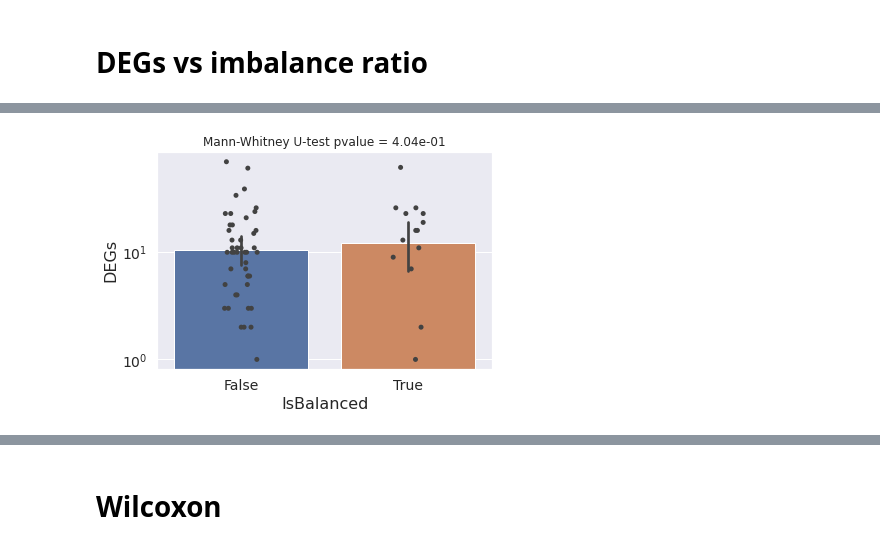
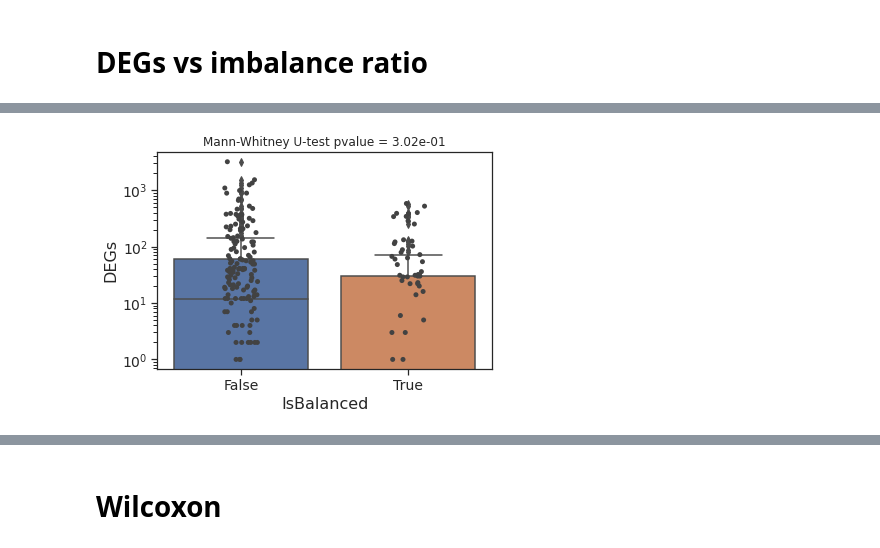
Before and after one commit to pdegen/RNASeqReplicability, a Jupyter notebook: notebooks/permuted_data.ipynb, the cells around one changed output, grey strips where cells are left out. Cells and saved outputs as stored; diff of their text form; code cells hidden in the pictures.

Commit message:
Figures 5, S17

```diff
--- a/notebooks/permuted_data.ipynb
+++ b/notebooks/permuted_data.ipynb
@@ -49,8 +42,7 @@ sites = {"thyroid": "THCA",
          "colorectal": "COAD",
          "breast": "BRCA",
          "liver": "LIHC",
-         "prostate": "PRAD",
-         "synthetic": "KIRC_syn_hom"}
+         "prostate": "PRAD"}
 
 def subsample_df(df_full, N):
         replicates = len(df_full.columns)//2
@@ -101,7 +93,7 @@ def get_imbalance_ratio(df):
     replicates = len(df.columns)//2
     return sum([1 if colname.startswith("N") else 0 for colname in df.columns[:replicates]]) / replicates
 
-def run_dea_here(df, dea):
+def run_dea_here(df, dea, lfc=0, GSE91061=False):
 
     DEA_kwargs = {
         "edgerqlf": {"filter_expr": False, "cols_to_keep": ["logFC","logCPM","FDR"]},
@@ -111,7 +103,7 @@ def run_dea_here(df, dea):
 
     outfile = "/storage/homefs/pd21v747/datanew/test/dea_test.csv"
 
-    run_dea(df, outfile, dea, overwrite=True, design="GSE91061" if GSE91061 else "unpaired", lfc=0, **DEA_kwargs[dea])
+    run_dea(df, outfile, dea, overwrite=True, design="GSE91061" if GSE91061 else "unpaired", lfc=lfc, **DEA_kwargs[dea])
     return pd.read_csv(outfile, index_col=0)
 # %%
 site = "prostate"
@@ -269,6 +228,3 @@ fig.savefig(figpath)
 [figure]
 # %% [markdown]
 # DEGs vs imbalance ratio
-# %%
-new_row = {'N':N, 'Site':site, 'Trial':trial, 'Val': (imbalance_ratio, len(sig))}
-combined
@@ -358,6 +327,7 @@ if is_dirty:
 # %%
+fdr = 0.05
 if "combined" not in globals():
-    combined = pd.read_csv("../data/misc/imba.csv")
+    combined = pd.read_csv(f"../data/misc/imba.{fdr}.csv")
     print("Loaded table")
 
 
@@ -365,7 +335,7 @@ fig, ax = plt.subplots(1,1,figsize=(10,5))
 
 N = 32
 
-combined_N = combined[combined["N"]==N]
+combined_N = combined[combined["N"].isin([N,str(N)])]
 
 sns.scatterplot(data=combined_N, x="Balance Ratio", y="DEGs", hue="Site", ax=ax)
 
@@ -373,6 +343,6 @@ ax.set(xlabel="Ratio of control samples in permuted control group", ylabel="DEGs
 ax.legend(bbox_to_anchor=(1, 1), fancybox=True, shadow=False, ncol=1,fontsize=14,framealpha=1)
 ax.set_yscale("log")
 
-figpath = f"../figures/degs_vs_imbalance_ratio.pdf"
+figpath = f"../figures/degs_vs_imbalance_ratio.{fdr}.pdf"
 fig.tight_layout()
 fig.savefig(figpath)
@@ -384,21 +349,23 @@ Note: NumExpr detected 128 cores but "NUMEXPR_MAX_THREADS" not set, so enforcing
-# %%
-combined["IsBalanced"] = combined["Balance Ratio"] == 0.5
 # %%
 from scipy.stats import mannwhitneyu
 
-balanced_degs = combined[combined["IsBalanced"]]["DEGs"]
-imbalanced_degs = combined[~combined["IsBalanced"]]["DEGs"]
+N = 32
+
+combined_N = combined[combined["N"].isin([N,str(N)])]
+
+balanced_degs = combined_N[combined_N["IsBalanced"]]["DEGs"]
+imbalanced_degs = combined_N[~combined_N["IsBalanced"]]["DEGs"]
 U1, p = mannwhitneyu(balanced_degs, imbalanced_degs)
 
-sns.barplot(data=combined, x= "IsBalanced", y = "DEGs")
+sns.boxplot(data=combined, x= "IsBalanced", y = "DEGs")
 sns.stripplot(data=combined, x= "IsBalanced", y = "DEGs", color="#424242")
 plt.yscale("log")
 plt.title(f"Mann-Whitney U-test pvalue = {p:.2e}")
 fig.tight_layout()
 fig.savefig(figpath)
 figpath = f"../figures/balanced_vs_imbalanced_degs.pdf"
 # %% [output]
-[figure, old version]
+[figure, new version]
 # %%
 sns.barplot(data=combined, x= "IsBalanced", y = "DEGs")
 sns.stripplot(data=combined, x= "IsBalanced", y = "DEGs", color="#424242")
```
Also changed, not shown: parts of 29 cells of this notebook, 4 other files.
